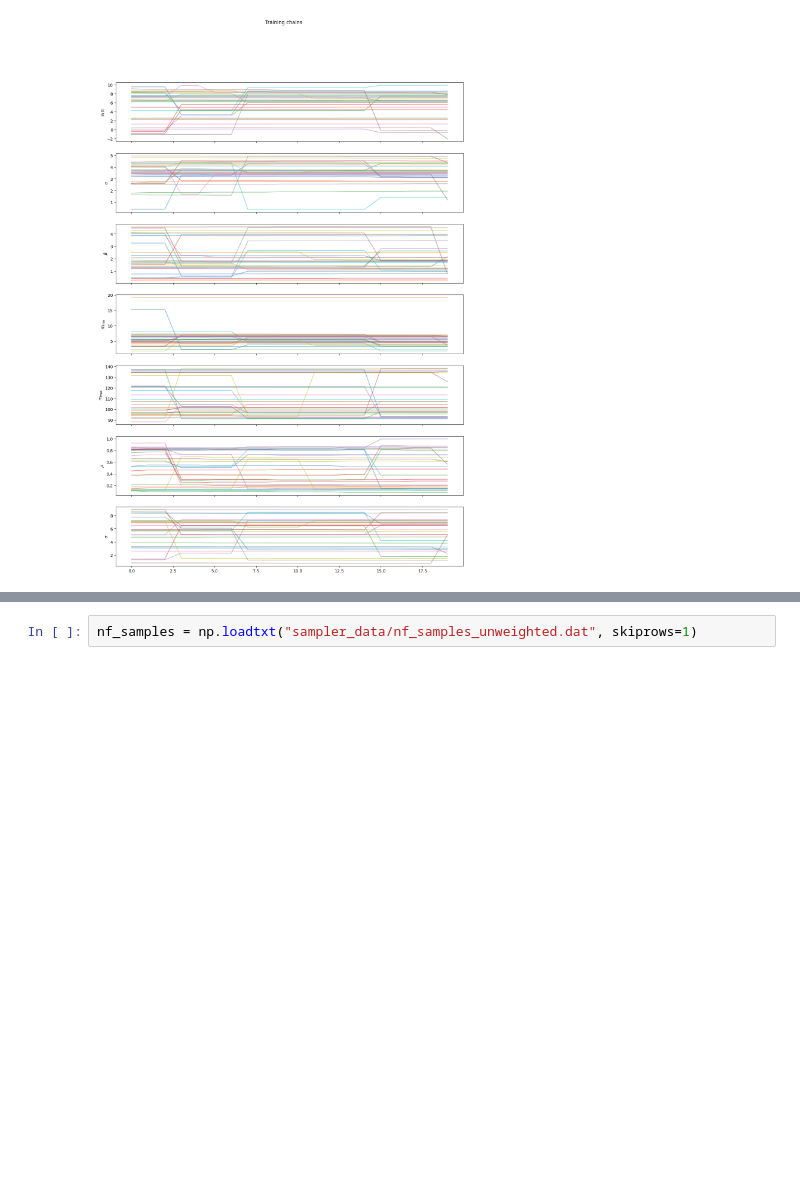
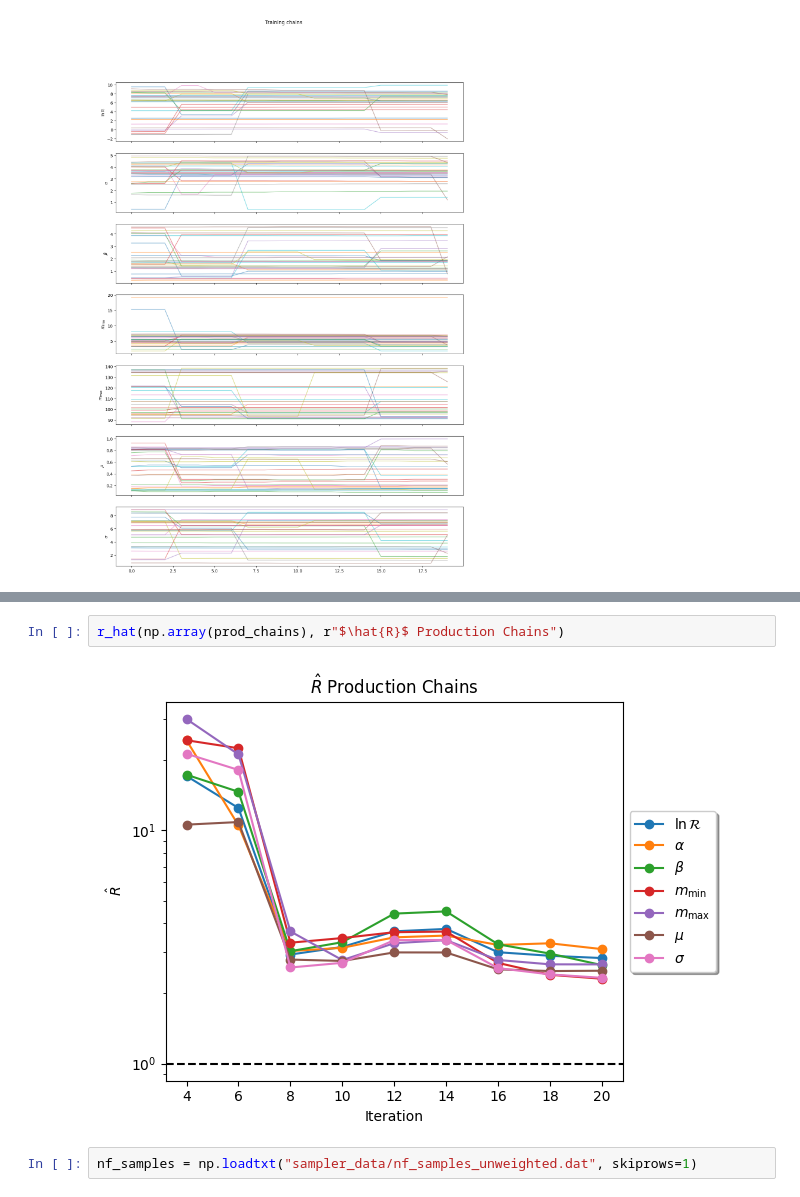
Before and after one commit to gwkokab/gwkokab, a Jupyter notebook: examples/analysis_by_gwkokab.ipynb, the cells around one changed output, grey strips where cells are left out. Drawn from its saved outputs; the diff is of its cells as text; blank space fills up the shorter version.

```diff
--- a/examples/analysis_by_gwkokab.ipynb
+++ b/examples/analysis_by_gwkokab.ipynb
@@ -508,3 +552,7 @@ Text(0.5, 0.98, 'Training chains')
+# %%
+r_hat(np.array(prod_chains), r"$\hat{R}$ Production Chains")
+# %% [output]
+[figure, added]
 # %%
 nf_samples = np.loadtxt("sampler_data/nf_samples_unweighted.dat", skiprows=1)
 # %%
```
Also changed, not shown: parts of 4 cells of this notebook.
